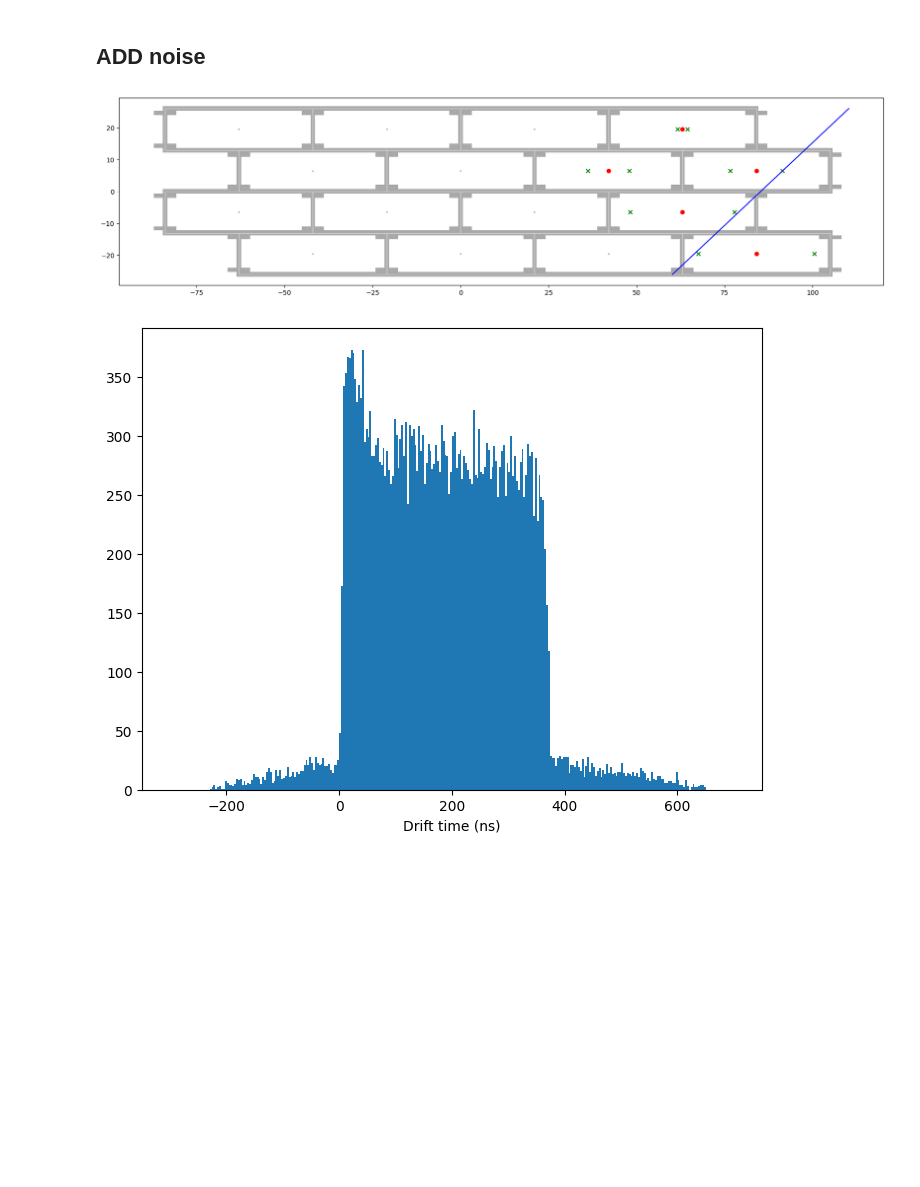
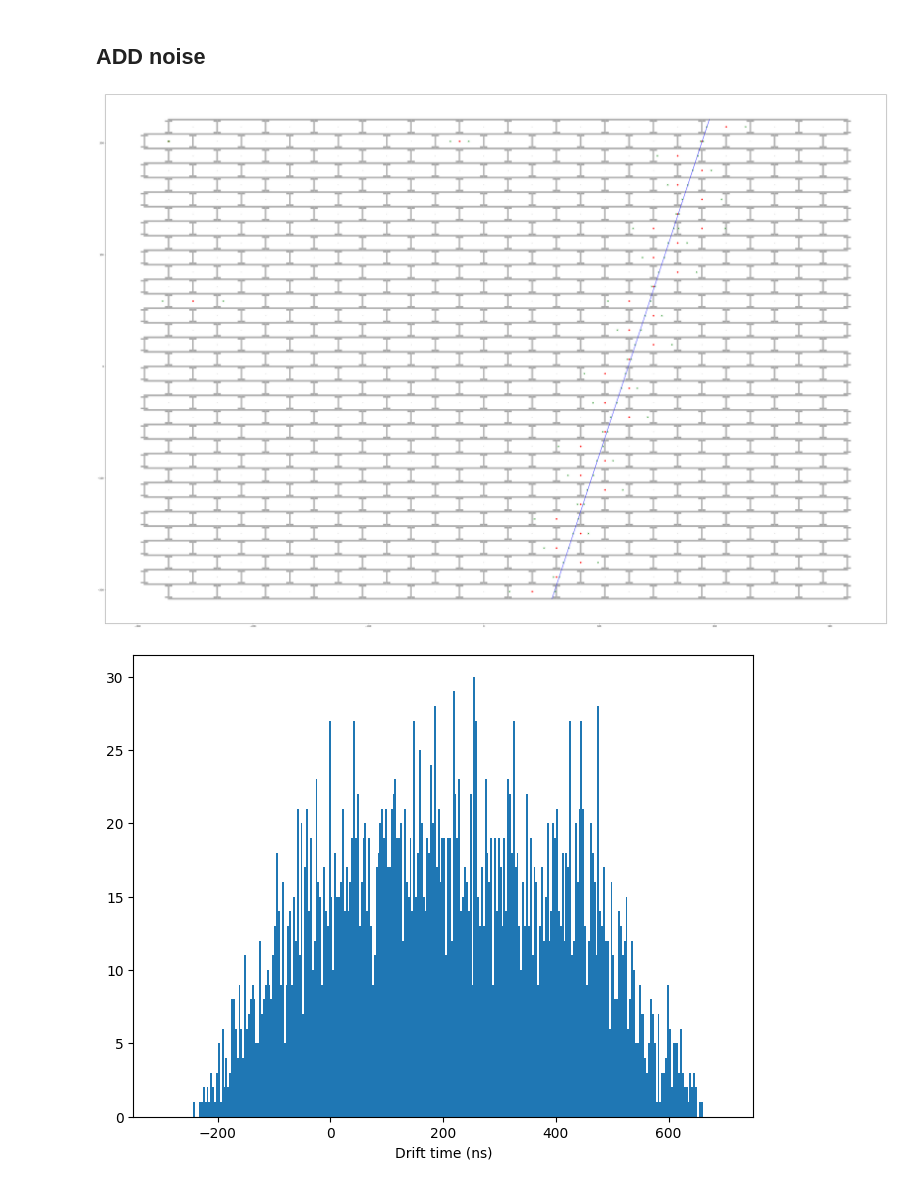
Before and after one commit to enlupi/SNN-MUC, a Jupyter notebook: Scripts/DTFastSim.ipynb, the cells around one changed output. Saved outputs shown, nothing was run; the diff lists cells and outputs as text; code cells hidden in the pictures; blank space fills up the shorter version.

Commit message:
Works for arbitrary number of layers and wires

```diff
--- a/Scripts/DTFastSim.ipynb
+++ b/Scripts/DTFastSim.ipynb
@@ -50,7 +57,9 @@ def generate_muon(bx0, useIdealEF=False):
     angle = rnd.uniform(math.pi*1./4., math.pi*3./4.)
 
     m = math.tan(angle)
-    entry_point = rnd.uniform(-2*XCELL, 2*XCELL + XCELL/2)
+    xmin = -(1+(NWIRES-1)//2)*XCELL
+    xmax = (0.5+NWIRES//2)*XCELL
+    entry_point = rnd.uniform(xmin, xmax)
     q = - m*entry_point
 
     psi = math.pi/2-angle
@@ -60,20 +69,20 @@ def generate_muon(bx0, useIdealEF=False):
     wire_pattern = ''
     side_pattern = ''
 
-    for l in [0,1,2,3]:
+    for l in range(NLAYERS):
         x = (pos_shift_z[l] - q)/m
 
         # apply smearing
         x += 0.25*np.random.randn()
 
         # find the wire
-        nw = math.floor((x+(2+cnt_shift_x[l])*XCELL)/XCELL)+1
+        nw = math.floor((x-xmin-is_shifted_right[l]*0.5*XCELL)/XCELL)+1
 
         # remove hits outside the macrocell
-        if nw < 1 or nw > 4: continue
+        if nw < 1 or nw > NWIRES: continue
 
         # find the distance from the wire
-        dx = x - pos_shift_x[l] - (nw-1)*XCELL
+        dx = x - xmin - (is_shifted_right[l]+1)*0.5*XCELL - (nw-1)*XCELL
 
         # remove hits in the I
         if abs(dx) >= (21 - 1.4/2):
@@ -130,9 +139,9 @@ def get_event(bx0):
     num_muon_hits = 0
     while not valid_event_flag:
         muon_hits, gen_pattern = generate_muon(bx0)
-        if len(muon_hits)>=3:
+        if len(muon_hits) >= (NLAYERS-1):
             lat = gen_pattern.split('-')[1]
-            if lat not in ['LLL', 'RRR']:
+            if lat.find('LLL') == -1 and lat.find('RRR') == -1:
                 valid_event_flag = True
                 num_muon_hits = len(muon_hits)
 
@@ -169,7 +178,7 @@ hit_dtype = np.dtype([
 
 gen_event_dtype = np.dtype([
     ('id', np.int16),
-    ('mc', hit_dtype, (4,4)),
+    ('mc', hit_dtype, (NLAYERS,NWIRES)),
     ('t0', np.float32),
     ('angle', np.float16),
     ('x0', np.float16),
@@ -442,16 +453,16 @@ def get_event_noise(bx0, noise_frac=0):
         num_muon_hits = 0
         while not valid_event_flag:
             muon_hits, gen_pattern = generate_muon(bx0)
-            if len(muon_hits)>=3:
+            if len(muon_hits) >= (NLAYERS-1):
                 lat = gen_pattern.split('-')[1]
-                if lat not in ['LLL', 'RRR']:
+                if lat.find('LLL') == -1 and lat.find('RRR') == -1:
                     valid_event_flag = True
                     num_muon_hits = len(muon_hits)
 
         # simulate cell inefficiency
-        if (num_muon_hits==4) and (np.random.rand()<=0.2):
+        if (num_muon_hits==NLAYERS) and (np.random.rand()<=0.2):
             # remove one hit
-            _ = muon_hits.pop(np.random.randint(4))
+            _ = muon_hits.pop(np.random.randint(NLAYERS))
 
         # add noise
         if np.random.rand()<noise_frac:
@@ -461,7 +472,7 @@ def get_event_noise(bx0, noise_frac=0):
             angle = muon_hits[0]['psi']
             x0 = muon_hits[0]['x0']
             for _ in range(n_noise):
-                layer,wire_num = np.random.randint(1,5), np.random.randint(1,5)
+                layer,wire_num = np.random.randint(1,NLAYERS+1), np.random.randint(1,NWIRES+1)
                 #bx = bx0+np.random.randint(-10,20)
                 bx = round(np.random.choice(noise_distributions, 1)[0])
                 tdc = np.random.randint(0,31)
@@ -502,7 +513,7 @@ def get_event_noise(bx0, noise_frac=0):
         num_muon_hits = 0
         n_noise = np.random.choice([1,2,3,4], p=[0.45,0.40,0.1,0.05])
         for _ in range(n_noise):
-            layer,wire_num = np.random.randint(1,5), np.random.randint(1,5)
+            layer,wire_num = np.random.randint(1,NLAYERS+1), np.random.randint(1,NWIRES+1)
             t0 = bx0
             angle = -9
             x0 = -9
@@ -546,14 +557,14 @@ for ev_id in tqdm.tqdm(range(num_events)):
 # %%
 def plot_event(event):
     muon_hits = numpy_to_hits(event)
     m, x0 = np.tan(muon_hits[0]['psi']), muon_hits[0]['x0']
     plot_muon(muon_hits=muon_hits, bx0=500, m=m, x0=x0)
 
-plot_event(events_arr[events_arr['n_hits']==5][14])
+plot_event(events_arr[events_arr['n_hits']==(NLAYERS+4)][0])
 # %% [output]
-[figure, old version]
+[figure, new version]
 # %%
-def get_timebox(nhits=[3,4]):
+def get_timebox(nhits=[NLAYERS-1,NLAYERS]):
     curr_events = events_arr[np.isin(events_arr['n_true_hits'], nhits)]
     idxs = np.where((curr_events['mc']['bx']!=0))
     a = (curr_events['mc']['bx']+curr_events['mc']['tdc']/30)
@@ -571,4 +582,4 @@ plt.hist(
 plt.xlabel('Drift time (ns)')
 plt.show()
 # %% [output]
-[figure, old version]
+[figure, new version]
```
Also changed, not shown: parts of 6 cells of this notebook.
